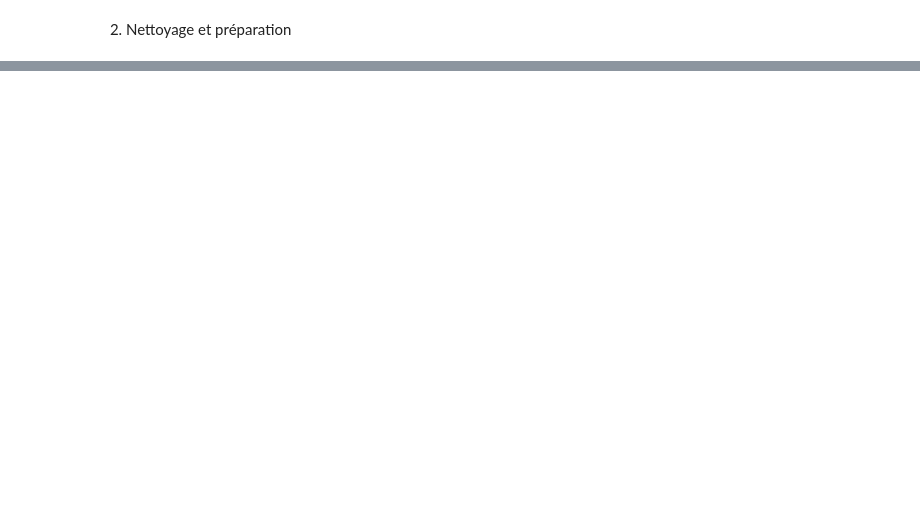
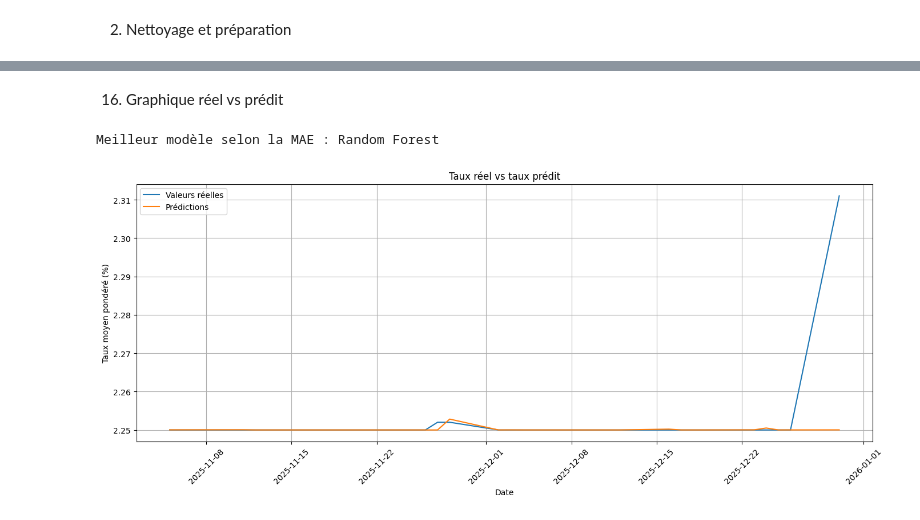
Before and after one commit to zaaiter-oumaima/CC-Partie-A-FIN-3-OUMAIMA-ZAAITER, a Jupyter notebook: Projet_Machine_Learning_29_Algorithmes_Oumaima_Zaaiter.ipynb, the cells around one changed output, grey strips where cells are left out. Cells and saved outputs as stored; diff of their text form; code cells hidden in the pictures; blank space fills up the shorter version.

```diff
--- a/Projet_Machine_Learning_29_Algorithmes_Oumaima_Zaaiter.ipynb
+++ b/Projet_Machine_Learning_29_Algorithmes_Oumaima_Zaaiter.ipynb
@@ -1574,0 +1893,17 @@ display(data.head())
+# %%
+from sklearn.linear_model import Ridge
+
+ridge_model = Ridge(alpha=1.0)
+
+ridge_model.fit(X_train, y_train)
+
+ridge_pred = ridge_model.predict(X_test)
+
+ridge_mae = mean_absolute_error(y_test, ridge_pred)
+ridge_rmse = np.sqrt(mean_squared_error(y_test, ridge_pred))
+ridge_r2 = r2_score(y_test, ridge_pred)
+
+print("RIDGE")
+print("MAE :", ridge_mae)
+print("RMSE :", ridge_rmse)
+print("R² :", ridge_r2)
@@ -1574,0 +2016,41 @@ display(data.head())
+# %% [markdown]
+16) Graphique réel vs prédit
+# %%
+predictions = {
+    "Linear Regression": linear_pred,
+    "Ridge": ridge_pred,
+    "Random Forest": rf_pred,
+    "Gradient Boosting": gb_pred
+}
+
+best_model_name = results.iloc[1]["Modèle"] if results.iloc[0]["Modèle"] == "Baseline" else results.iloc[0]["Modèle"]
+
+best_pred = predictions.get(best_model_name, baseline_pred)
+
+print("Meilleur modèle selon la MAE :", best_model_name)
+
+plt.figure(figsize=(14, 6))
+
+plt.plot(
+    data_ml["Date"].iloc[validation_end:],
+    y_test.values,
+    label="Valeurs réelles"
+)
+
+plt.plot(
+    data_ml["Date"].iloc[validation_end:],
+    best_pred,
+    label="Prédictions"
+)
+
+plt.xlabel("Date")
+plt.ylabel("Taux moyen pondéré (%)")
+plt.title("Taux réel vs taux prédit")
+plt.xticks(rotation=45)
+plt.grid(True)
+plt.legend()
+plt.tight_layout()
+plt.show()
+# %% [output]
+Meilleur modèle selon la MAE : Random Forest
+[figure, added]
```
Also changed, not shown: parts of 36 cells of this notebook.
